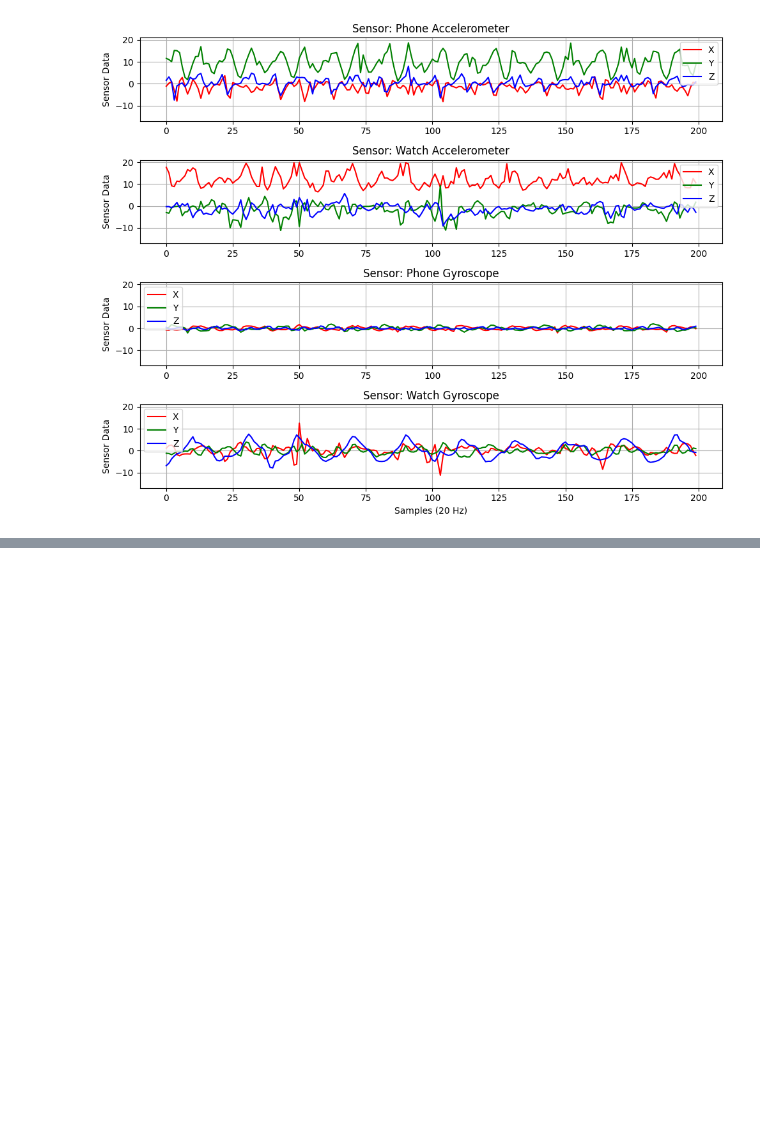
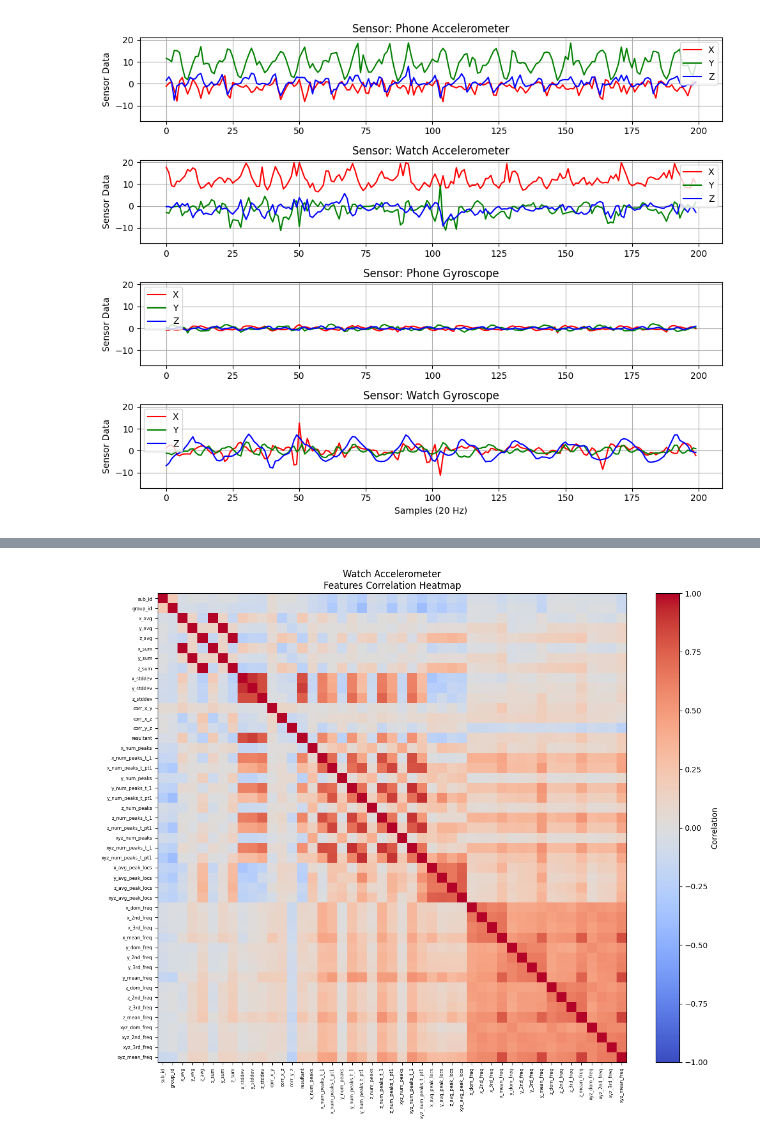
Before and after one commit to tbrehme-v/dse230, a Jupyter notebook: EDA.ipynb, the cells around one changed output, grey strips where cells are left out. Drawn from its saved outputs; the diff is of its cells as text; code cells hidden in the pictures; blank space fills up the shorter version.

```diff
--- a/EDA.ipynb
+++ b/EDA.ipynb
@@ -760,0 +799,4 @@ pddf_watch_g.to_csv(path+"watch_g"+".csv", index=False)
+# %%
+plot_corr(pddf_watch_a, "Watch Accelerometer")
+# %% [output]
+[figure, added]
```
Also changed, not shown: parts of 9 cells of this notebook.
